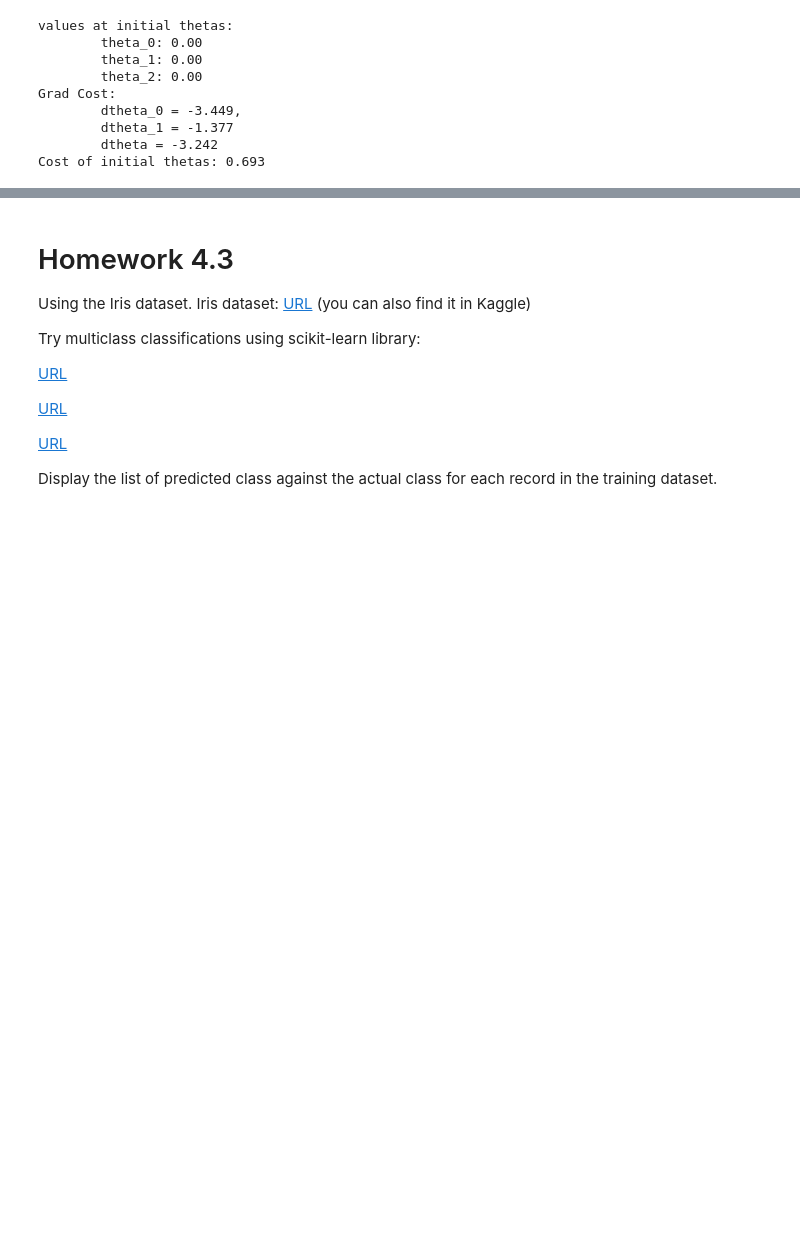
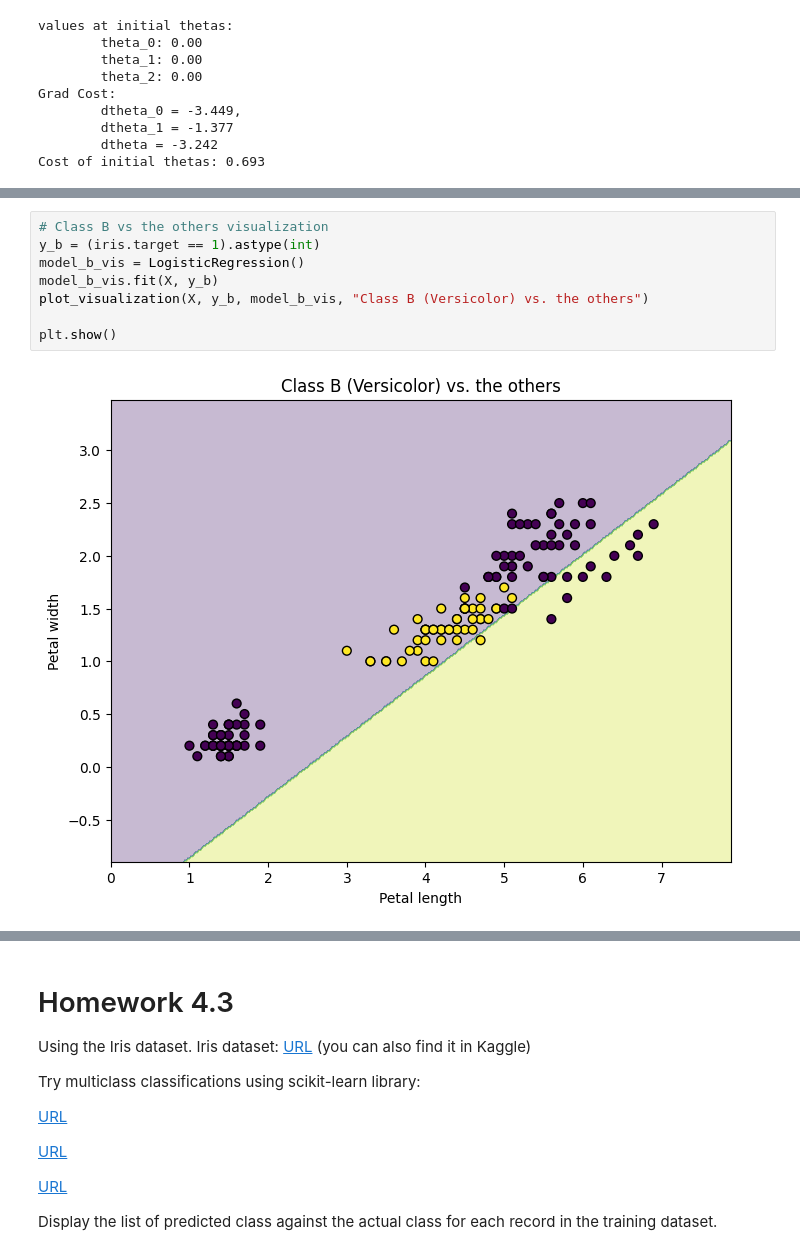
Before and after one commit to NusratBegum/Machine-Learning, a Jupyter notebook: Machine_Learning_Homework4.ipynb, the cells around one changed output, grey strips where cells are left out. Saved outputs shown, nothing was run; the diff lists cells and outputs as text; blank space fills up the shorter version.

```diff
--- a/Machine_Learning_Homework4.ipynb
+++ b/Machine_Learning_Homework4.ipynb
@@ -264,0 +371,10 @@ Cost of initial thetas: 0.693
+# %%
+# Class B vs the others visualization
+y_b = (iris.target == 1).astype(int)
+model_b_vis = LogisticRegression()
+model_b_vis.fit(X, y_b)
+plot_visualization(X, y_b, model_b_vis, "Class B (Versicolor) vs. the others")
+
+plt.show()
+# %% [output]
+[figure, added]
```
Also changed, not shown: parts of 10 cells of this notebook.
